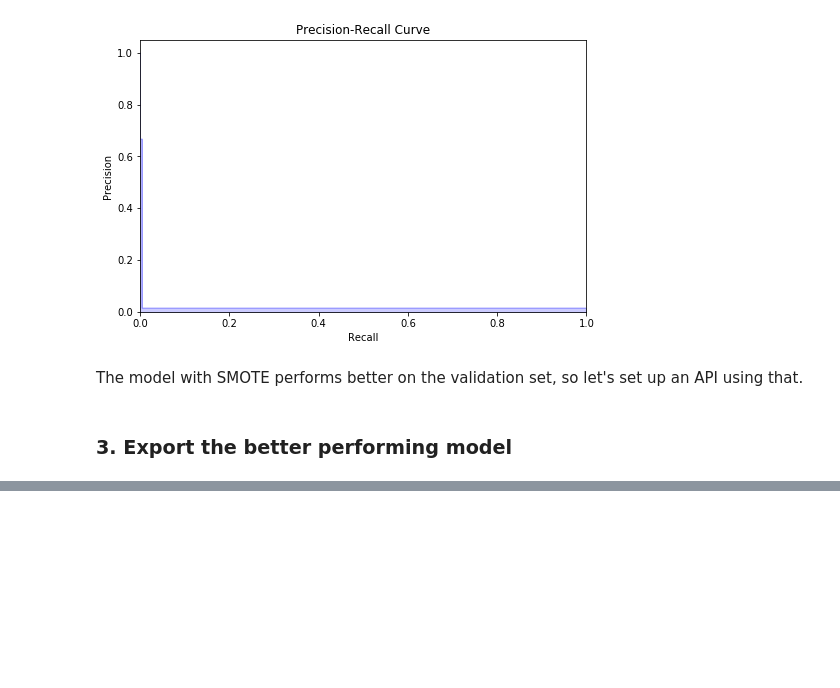
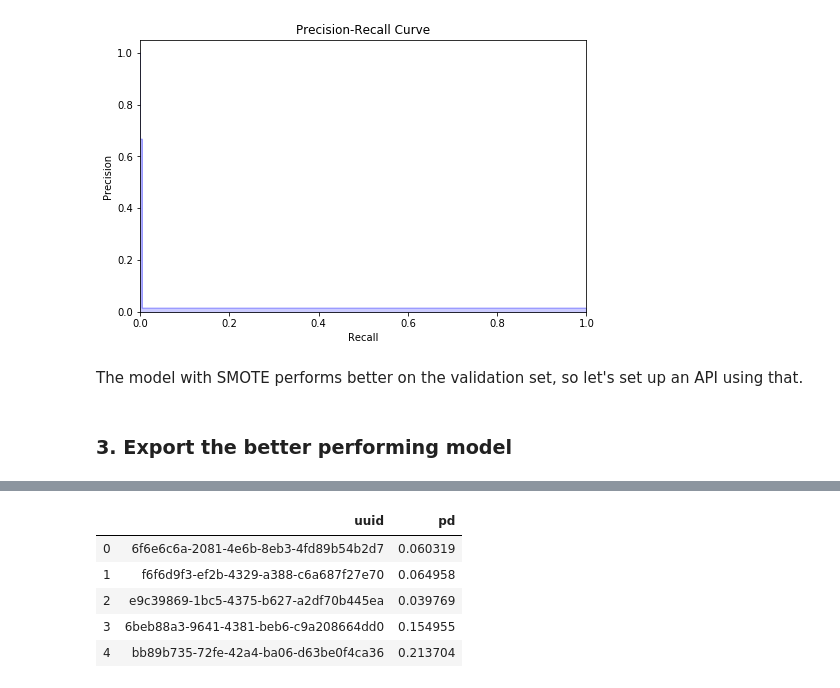
Before and after one commit to trentwoodbury/predicting_account_default, a Jupyter notebook: data_formating_and_modeling.ipynb, the cells around one changed output, grey strips where cells are left out. Cells and saved outputs as stored; diff of their text form; code cells hidden in the pictures; blank space fills up the shorter version.

Commit message:
Add code to save predictions on holdout set.

```diff
--- a/data_formating_and_modeling.ipynb
+++ b/data_formating_and_modeling.ipynb
@@ -410,0 +413,2 @@ with open('model.pkl', 'wb') as f:
+# %%
+final_predictions = xgb.predict_proba(X_holdout.values)
@@ -410,0 +428,16 @@ with open('model.pkl', 'wb') as f:
+# %%
+predictions_dataframe = pd.DataFrame(
+    {
+        'uuid': X_holdout.index,
+         'pd': final_predictions[:, 1]
+    }
+)
+
+predictions_dataframe.head()
+# %% [output]
+|  | uuid | pd |
+| 0 | 6f6e6c6a-2081-4e6b-8eb3-4fd89b54b2d7 | 0.060319 |
+| 1 | f6f6d9f3-ef2b-4329-a388-c6a687f27e70 | 0.064958 |
+| 2 | e9c39869-1bc5-4375-b627-a2df70b445ea | 0.039769 |
+| 3 | 6beb88a3-9641-4381-beb6-c9a208664dd0 | 0.154955 |
+| 4 | bb89b735-72fe-42a4-ba06-d63be0f4ca36 | 0.213704 |
```
Also changed, not shown: parts of 3 cells of this notebook.
